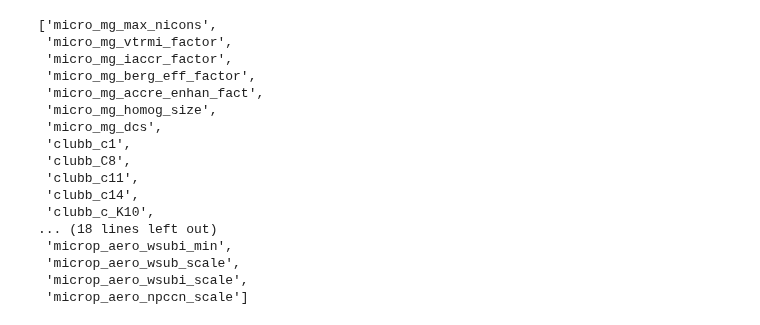
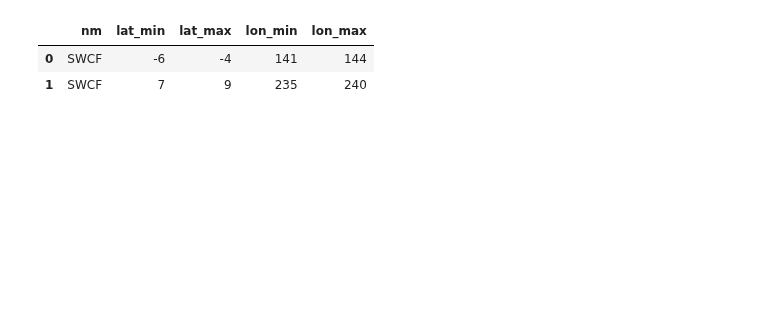
Before and after one commit to yiqioyang/proj2dhullsampler, a Jupyter notebook: class_based.ipynb, the cells around one changed output. Saved outputs shown, nothing was run; the diff lists cells and outputs as text; code cells hidden in the pictures; blank space fills up the shorter version.

```diff
--- a/class_based.ipynb
+++ b/class_based.ipynb
@@ -28,22 +27,14 @@ lat_bins = np.arange(-85, 86, 5)  # -90 to 90 every 10 degrees
-# %%
-list(para.columns)
-# %% [output]
-['micro_mg_max_nicons',
- 'micro_mg_vtrmi_factor',
- 'micro_mg_iaccr_factor',
- 'micro_mg_berg_eff_factor',
- 'micro_mg_accre_enhan_fact',
- 'micro_mg_homog_size',
- 'micro_mg_dcs',
- 'clubb_c1',
- 'clubb_C8',
- 'clubb_c11',
- 'clubb_c14',
- 'clubb_c_K10',
-... (18 lines left out)
- 'microp_aero_wsubi_min',
- 'microp_aero_wsub_scale',
- 'microp_aero_wsubi_scale',
- 'microp_aero_npccn_scale']
+# %%
+man_sel_locations1 = pd.Series({"nm": "SWCF", "lat_min": -6,"lat_max": -4, "lon_min":  141, "lon_max": 144})
+man_sel_locations2 = pd.Series({"nm": "SWCF", "lat_min": 7,"lat_max": 9, "lon_min":  235, "lon_max": 240})
+
+
+
+manul_ppe_info = pd.concat([man_sel_locations1, man_sel_locations2], axis  = 1).transpose()
+manul_ppe_info
+# %% [output]
+|  | nm | lat_min | lat_max | lon_min | lon_max |
+| 0 | SWCF | -6 | -4 | 141 | 144 |
+| 1 | SWCF | 7 | 9 | 235 | 240 |
 # %%
 class TUNING_ITERATION:
```
Also changed, not shown: parts of 15 cells of this notebook.
